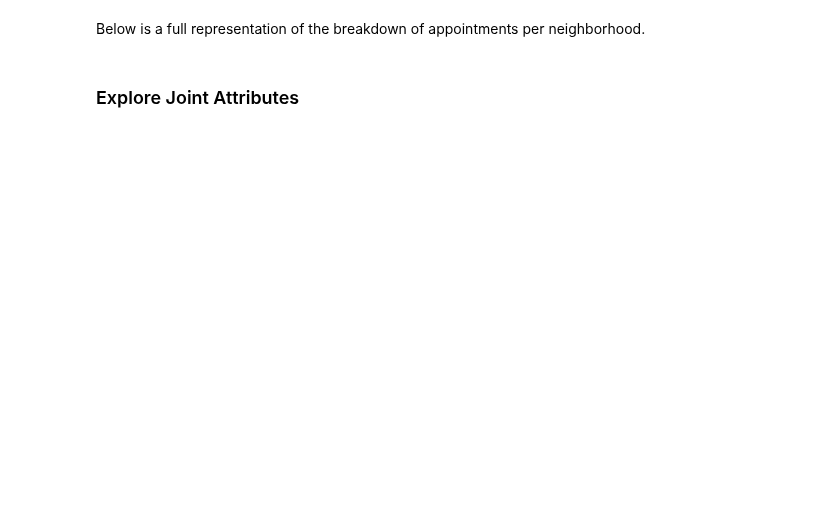
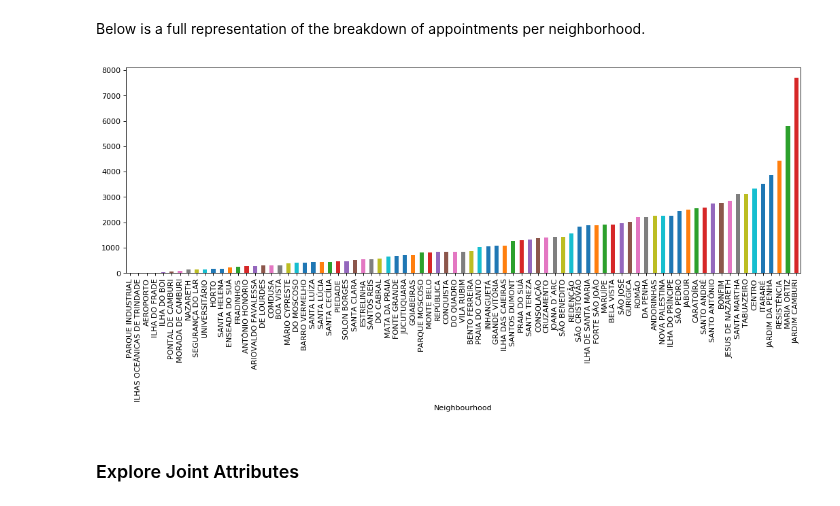
Before and after one commit to cdmorgan103/7331DataMiningNoShow, a Jupyter notebook: 7331DataMiningNoShow.ipynb, the cells around one changed output. Drawn from its saved outputs; the diff is of its cells as text; code cells hidden in the pictures; blank space fills up the shorter version.

```diff
--- a/7331DataMiningNoShow.ipynb
+++ b/7331DataMiningNoShow.ipynb
@@ -402,8 +454,10 @@ Below is a full representation of the breakdown of appointments per neighborhood
 # %%
 #plot and format bar chart
 plt.figure(figsize=(16,5), dpi=80)
-df_neighborhood.plot(kind='bar')
+_ = df_neighborhood.plot(kind='bar')
 #plt.barh(df_neighborhood, width=0.4, height=0.4, align='center', alpha=0.4)
+# %% [output]
+[figure, added]
 # %% [markdown]
 ### Explore Joint Attributes
 # %%
```
Also changed, not shown: parts of 13 cells of this notebook.
